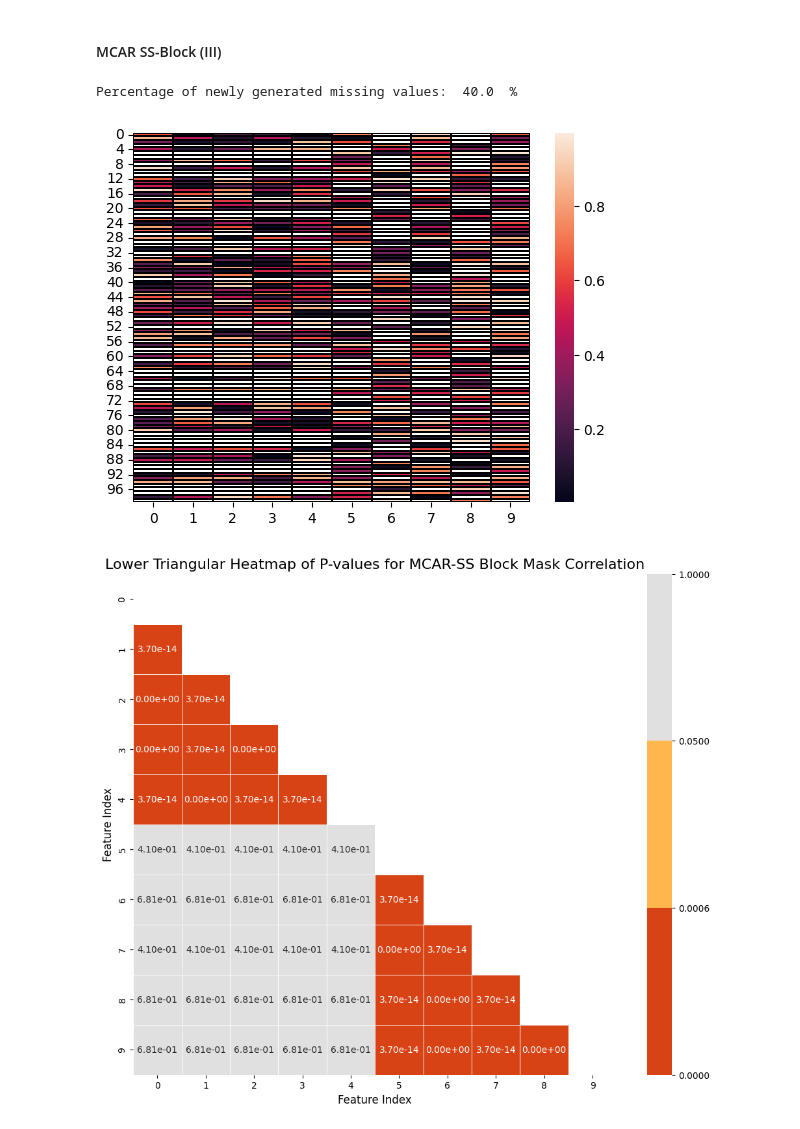
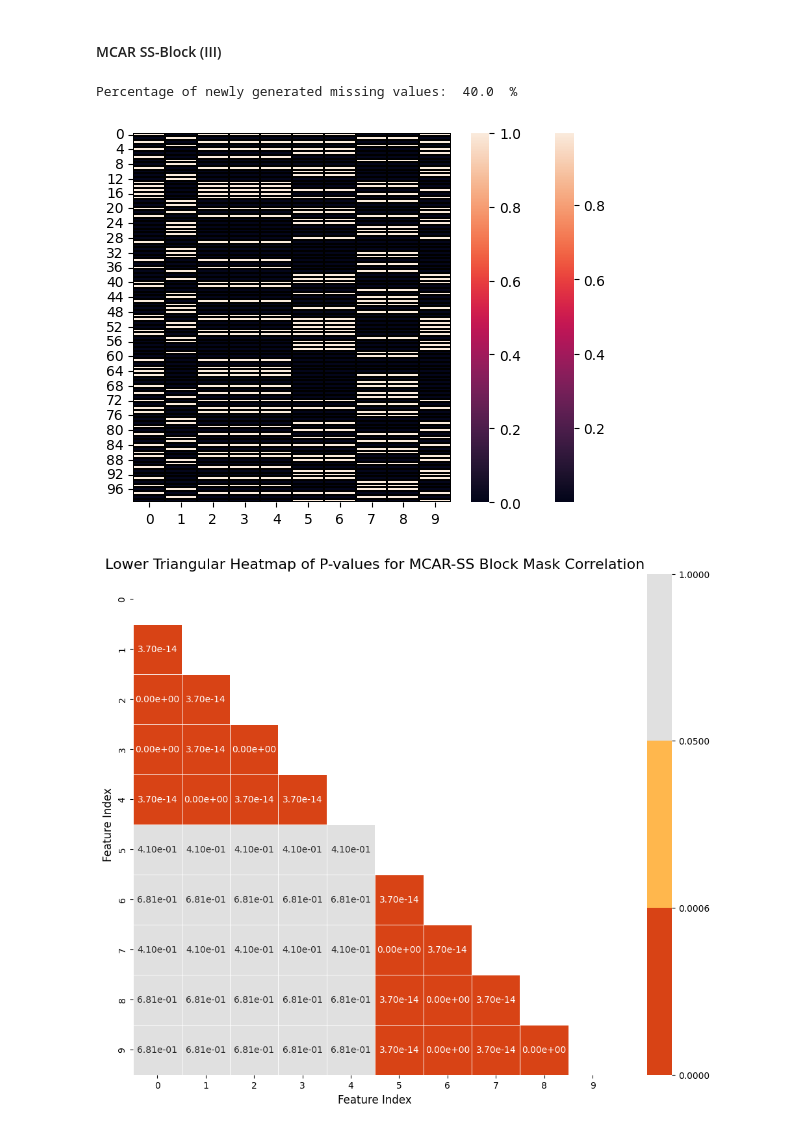
Before and after one commit to arvindkalyan/structured_missingness, a Jupyter notebook: test_coeffs.ipynb, the cells around one changed output. Cells and saved outputs as stored; diff of their text form; code cells hidden in the pictures.

```diff
--- a/test_coeffs.ipynb
+++ b/test_coeffs.ipynb
@@ -153,16 +153,17 @@ plot_mask_corr(R_mcar_WSB, "MCAR-WS Block")
 #### MCAR SS-Block (III)
 # %%
 for i in num_tests:
-    X_miss_mcar_SSB = simulate_nan(X_complete_cont, p_miss=0.4, mecha="MCAR", structured=True, weak=False, sequential=False)
+    X_miss_mcar_SSB = simulate_nan(X_complete_cont, p_miss=0.4, mecha="MCAR", structured=True, weak=False, sequential=False,dist="normal",arg0=-1, arg1=2)
 
     X_mcar_SSB = X_miss_mcar_SSB['X_incomp']
     R_mcar_SSB = X_miss_mcar_SSB['mask']
 
 print("Percentage of newly generated missing values: ", (R_mcar_SSB.sum())/np.prod(R_mcar_SSB.shape)*100, " %")
 ax = sns.heatmap(X_mcar_SSB, mask=R_mcar_SSB==1, linewidths=0.005, linecolor='black')
+ax = sns.heatmap(R_mcar_SSB==1, linewidths=0.005, linecolor='black')
 # %% [output]
 Percentage of newly generated missing values:  40.0  %
-[figure, old version]
+[figure, new version]
 # %%
 plot_mask_corr(R_mcar_SSB, "MCAR-SS Block")
 # %% [output]
```
Also changed, not shown: 1 other file.
